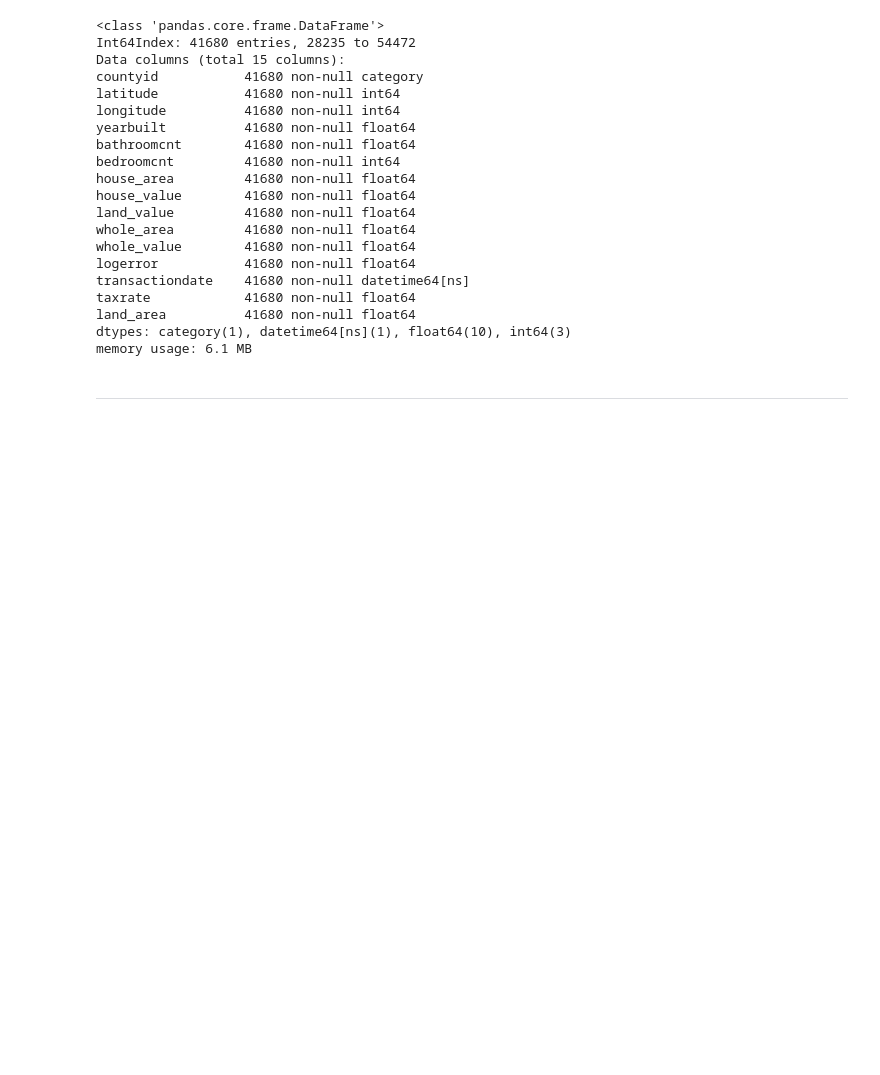
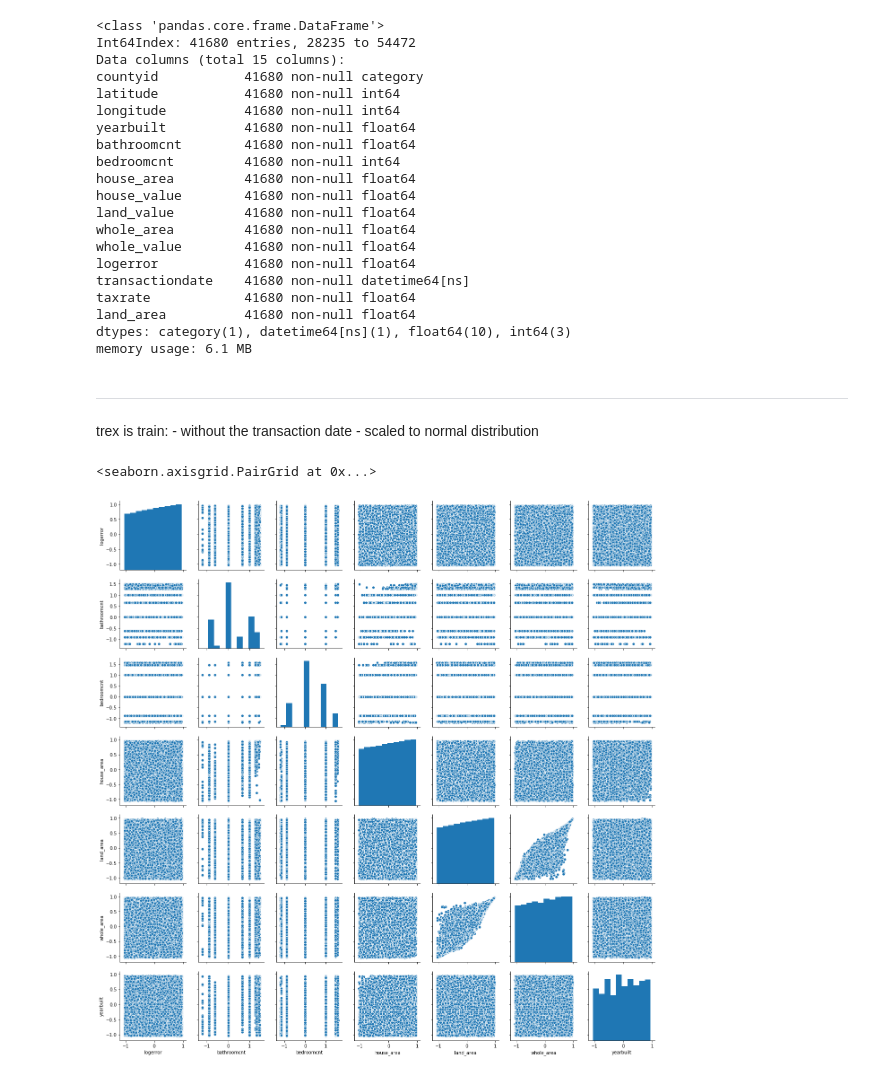
Before and after one commit to RainierCluster/zillow-cluster, a Jupyter notebook: Cris - Rainier-Cluster.ipynb, the cells around one changed output. Cells and saved outputs as stored; diff of their text form; code cells hidden in the pictures; blank space fills up the shorter version.

```diff
--- a/Cris - Rainier-Cluster.ipynb
+++ b/Cris - Rainier-Cluster.ipynb
@@ -31,8 +31,8 @@ train, test = split_scale.split_my_data(df, .80)
 # %%
 train, test = prep.impute_lotsize_nulls(train, test)
 # %%
-train = prep.feature_eng(train)
-test = prep.feature_eng(test)
+train = prep.cal_land_area(train)
+test = prep.cal_land_area(test)
 # %%
 train.info()
 # %% [output]
@@ -66,4 +66,4 @@ trex = trex.drop(columns="transactiondate")
 teex = test.copy()
 teex = teex.drop(columns="transactiondate")
 # %%
-trex, teex, uniform_scaler = split_scale.uniform_scaler(trex, teex)
+trex, teex, scaler = split_scale.iqr_robust_scaler(trex, teex)
@@ -71,0 +70,13 @@ trex
+# %% [markdown]
+trex is train:
+    - without the transaction date
+    - scaled to normal distribution
+# %%
+trex_home = trex[["logerror","bathroomcnt","bedroomcnt","house_area","land_area","whole_area","yearbuilt"]]
+trex_loc = trex[["logerror","latitude","longitude","countyid"]]
+trex_val = trex[["logerror","house_value","land_value","whole_value","taxrate"]]
+# %%
+sns.pairplot(trex_home)
+# %% [output]
+<seaborn.axisgrid.PairGrid at 0x...>
+[figure, added]
```
Also changed, not shown: parts of 8 cells of this notebook.
